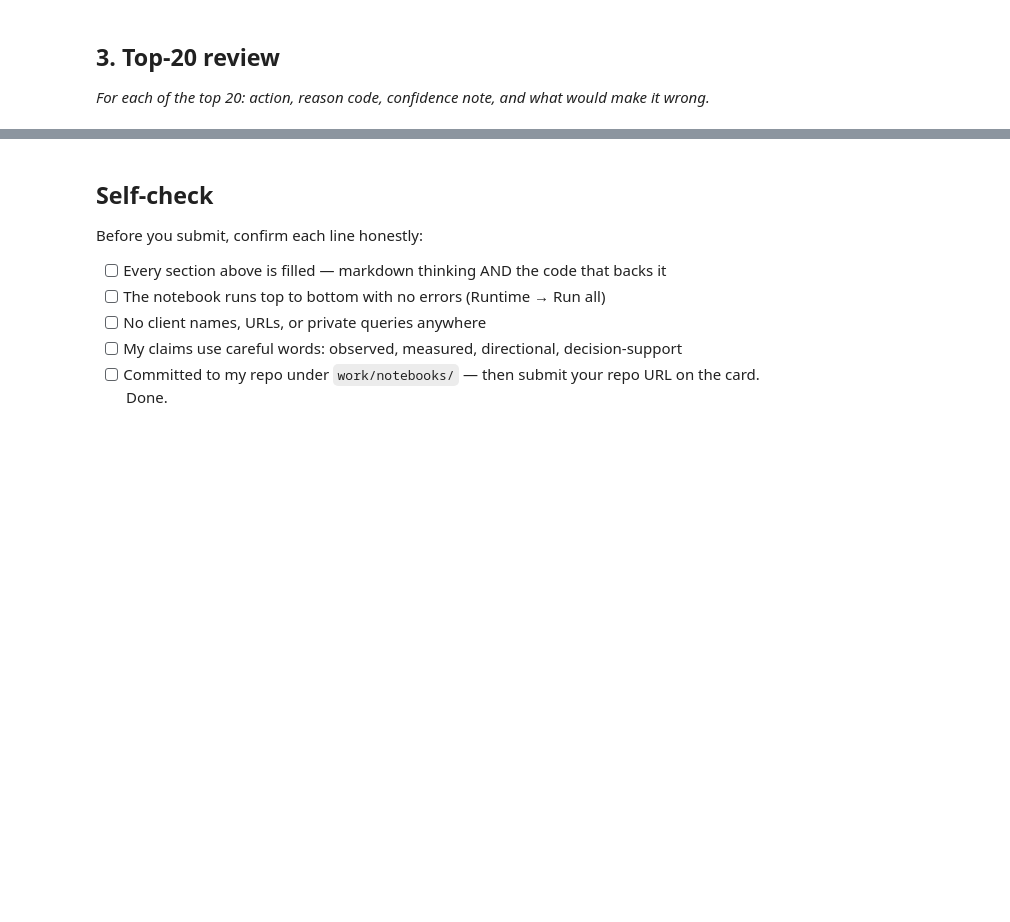
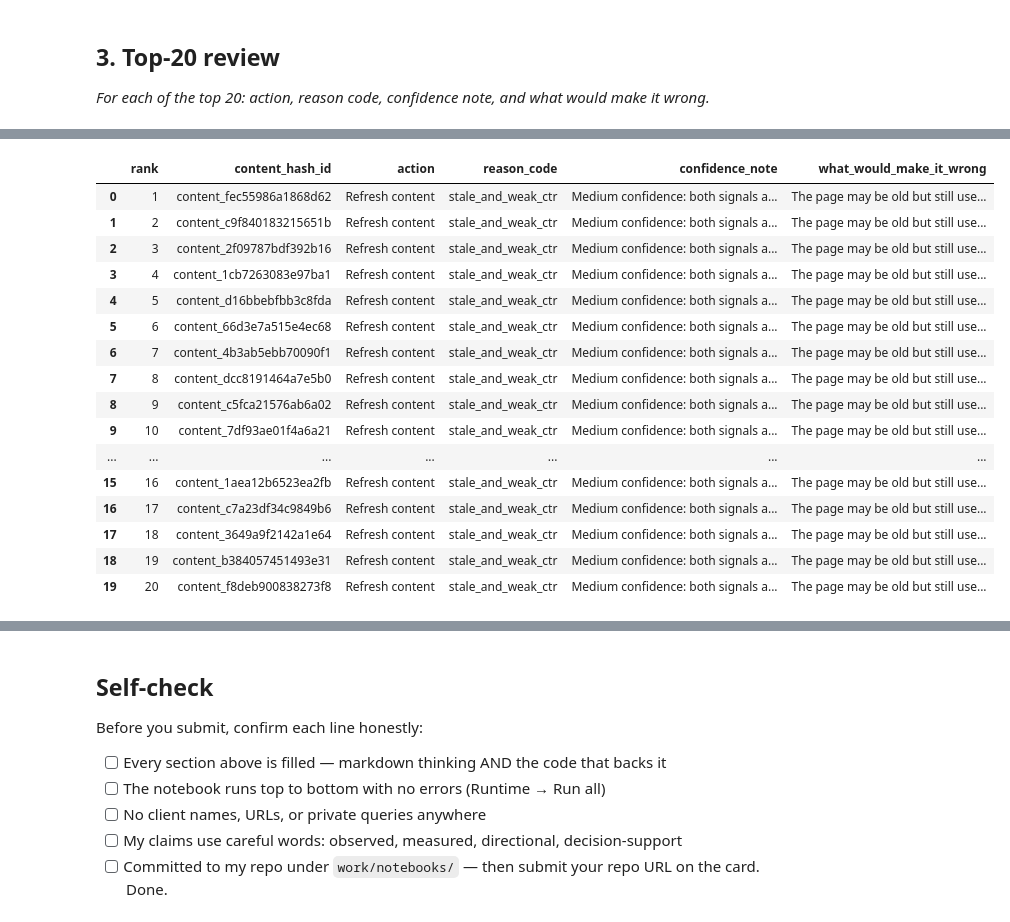
Before and after one commit to AliMahmoud67/FlyRank_Starter, a Jupyter notebook: work/notebooks/w04_baseline_score.ipynb, the cells around one changed output, grey strips where cells are left out. Cells and saved outputs as stored; diff of their text form; code cells hidden in the pictures; blank space fills up the shorter version.

```diff
--- a/work/notebooks/w04_baseline_score.ipynb
+++ b/work/notebooks/w04_baseline_score.ipynb
@@ -6,3 +8,22 @@
 This skeleton is yours to fill. Work the sections **in order** — each one has a one-line hint. Simple words, honest numbers.
 
 > Working with an AI assistant? Tell it to read `skills/README.md` first and load the one skill this assignment names on its card.
+# %%
+import os
+import duckdb
+from google.colab import userdata
+
+# Get Hugging Face token from Colab Secret
+HF_TOKEN = userdata.get("HF_TOKEN")
+
+# Create DuckDB connection
+con = duckdb.connect()
+con.execute("SET enable_progress_bar = false")
+
+# Authenticate with Hugging Face
+con.execute(
+    f"CREATE OR REPLACE SECRET hf "
+    f"(TYPE huggingface, TOKEN '{HF_TOKEN}')"
+)
+
+print("Connected to FlyRank warehouse.")
@@ -36,0 +325,61 @@ This skeleton is yours to fill. Work the sections **in order** — each one has
+# %%
+# Review the top 20 ranked items
+
+top20 = baseline.head(20).copy()
+
+top20["confidence_note"] = np.select(
+    [
+        top20["reason_code"] == "stale_and_weak_ctr",
+        top20["reason_code"] == "weak_ctr",
+        top20["reason_code"] == "stale"
+    ],
+    [
+        "Medium confidence: both signals are present.",
+        "Medium confidence: this signal was confirmed in validation.",
+        "Low confidence: staleness showed only a mixed relationship."
+    ],
+    default="Low confidence."
+)
+
+top20["what_would_make_it_wrong"] = np.select(
+    [
+        top20["reason_code"] == "stale_and_weak_ctr",
+        top20["reason_code"] == "weak_ctr",
+        top20["reason_code"] == "stale"
+    ],
+    [
+        "The page may be old but still useful and up to date, or low CTR may have another cause.",
+        "Low CTR may be caused by SERP features, branding, or the search result snippet rather than the content.",
+        "The content may be old but still accurate and useful."
+    ],
+    default="The signals may not reflect a real refresh opportunity."
+)
+
+top20[
+    [
+        "rank",
+        "content_hash_id",
+        "action",
+        "reason_code",
+        "confidence_note",
+        "what_would_make_it_wrong"
+    ]
+]
+# %% [output]
+|  | rank | content_hash_id | action | reason_code | confidence_note | what_would_make_it_wrong |
+| 0 | 1 | content_fec55986a1868d62 | Refresh content | stale_and_weak_ctr | Medium confidence: both signals a... | The page may be old but still use... |
+| 1 | 2 | content_c9f840183215651b | Refresh content | stale_and_weak_ctr | Medium confidence: both signals a... | The page may be old but still use... |
+| 2 | 3 | content_2f09787bdf392b16 | Refresh content | stale_and_weak_ctr | Medium confidence: both signals a... | The page may be old but still use... |
+| 3 | 4 | content_1cb7263083e97ba1 | Refresh content | stale_and_weak_ctr | Medium confidence: both signals a... | The page may be old but still use... |
+| 4 | 5 | content_d16bbebfbb3c8fda | Refresh content | stale_and_weak_ctr | Medium confidence: both signals a... | The page may be old but still use... |
+| 5 | 6 | content_66d3e7a515e4ec68 | Refresh content | stale_and_weak_ctr | Medium confidence: both signals a... | The page may be old but still use... |
+| 6 | 7 | content_4b3ab5ebb70090f1 | Refresh content | stale_and_weak_ctr | Medium confidence: both signals a... | The page may be old but still use... |
+| 7 | 8 | content_dcc8191464a7e5b0 | Refresh content | stale_and_weak_ctr | Medium confidence: both signals a... | The page may be old but still use... |
+| 8 | 9 | content_c5fca21576ab6a02 | Refresh content | stale_and_weak_ctr | Medium confidence: both signals a... | The page may be old but still use... |
+| 9 | 10 | content_7df93ae01f4a6a21 | Refresh content | stale_and_weak_ctr | Medium confidence: both signals a... | The page may be old but still use... |
+| ... | ... | ... | ... | ... | ... | ... |
+| 15 | 16 | content_1aea12b6523ea2fb | Refresh content | stale_and_weak_ctr | Medium confidence: both signals a... | The page may be old but still use... |
+| 16 | 17 | content_c7a23df34c9849b6 | Refresh content | stale_and_weak_ctr | Medium confidence: both signals a... | The page may be old but still use... |
+| 17 | 18 | content_3649a9f2142a1e64 | Refresh content | stale_and_weak_ctr | Medium confidence: both signals a... | The page may be old but still use... |
+| 18 | 19 | content_b384057451493e31 | Refresh content | stale_and_weak_ctr | Medium confidence: both signals a... | The page may be old but still use... |
+| 19 | 20 | content_f8deb900838273f8 | Refresh content | stale_and_weak_ctr | Medium confidence: both signals a... | The page may be old but still use... |
```
Also changed, not shown: parts of 17 cells of this notebook.
